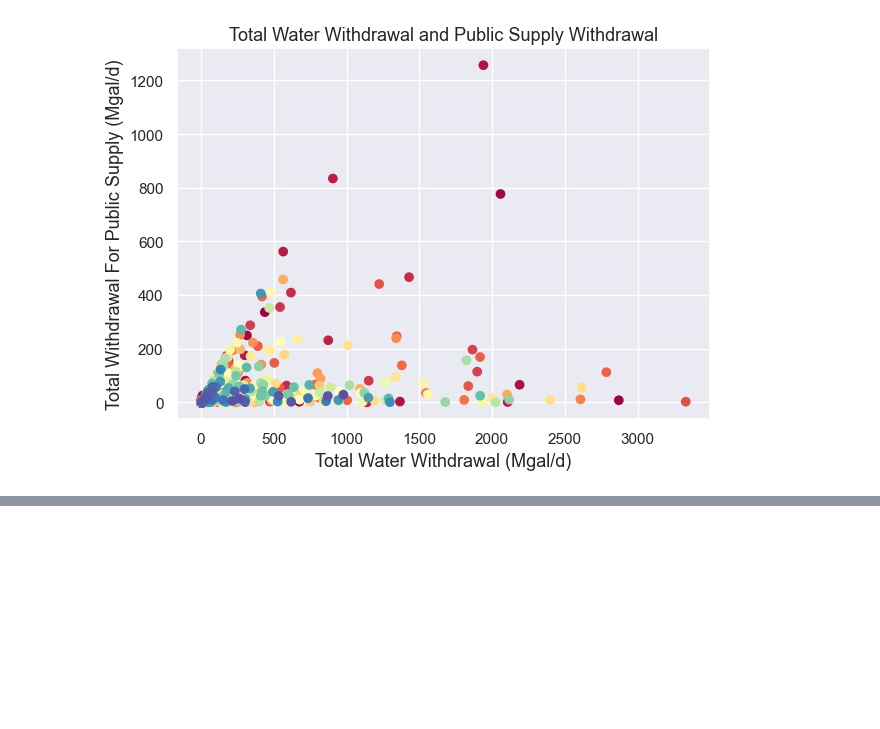
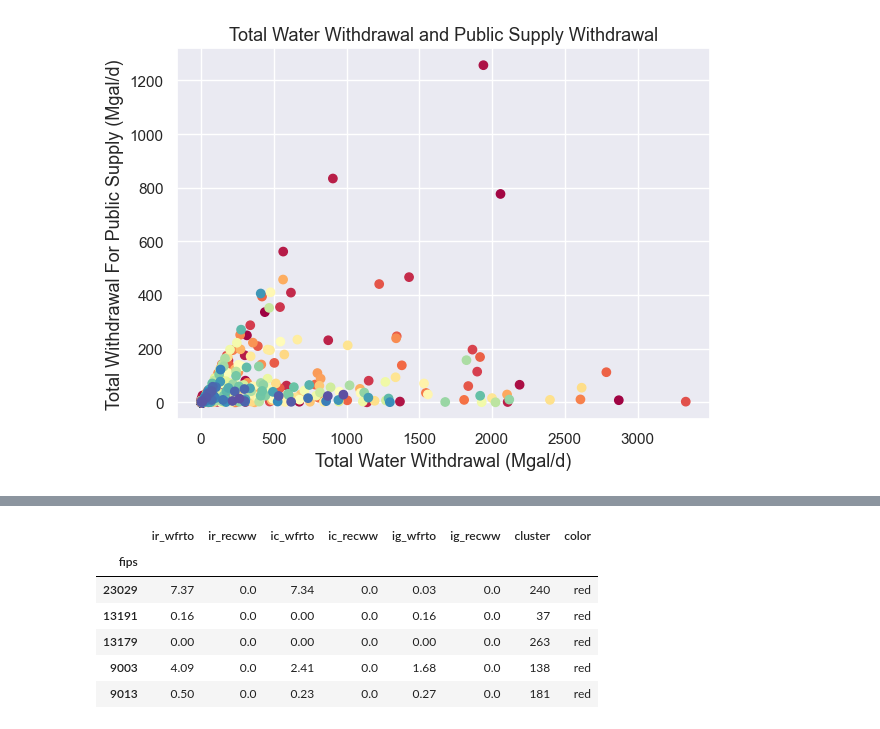
Before and after one commit to farahmalik11/project-5, a Jupyter notebook: 02_KMeans_Clusters_1.ipynb, the cells around one changed output, grey strips where cells are left out. Drawn from its saved outputs; the diff is of its cells as text; code cells hidden in the pictures; blank space fills up the shorter version.

```diff
--- a/02_KMeans_Clusters_1.ipynb
+++ b/02_KMeans_Clusters_1.ipynb
@@ -1255,0 +1272,10 @@ plt.show();
+# %%
+df3.head()
+# %% [output]
+|  | ir_wfrto | ir_recww | ic_wfrto | ic_recww | ig_wfrto | ig_recww | cluster | color |
+| fips |  |  |  |  |  |  |  |  |
+| 23029 | 7.37 | 0.0 | 7.34 | 0.0 | 0.03 | 0.0 | 240 | red |
+| 13191 | 0.16 | 0.0 | 0.00 | 0.0 | 0.16 | 0.0 | 37 | red |
+| 13179 | 0.00 | 0.0 | 0.00 | 0.0 | 0.00 | 0.0 | 263 | red |
+| 9003 | 4.09 | 0.0 | 2.41 | 0.0 | 1.68 | 0.0 | 138 | red |
+| 9013 | 0.50 | 0.0 | 0.23 | 0.0 | 0.27 | 0.0 | 181 | red |
```
Also changed, not shown: parts of 17 cells of this notebook.
